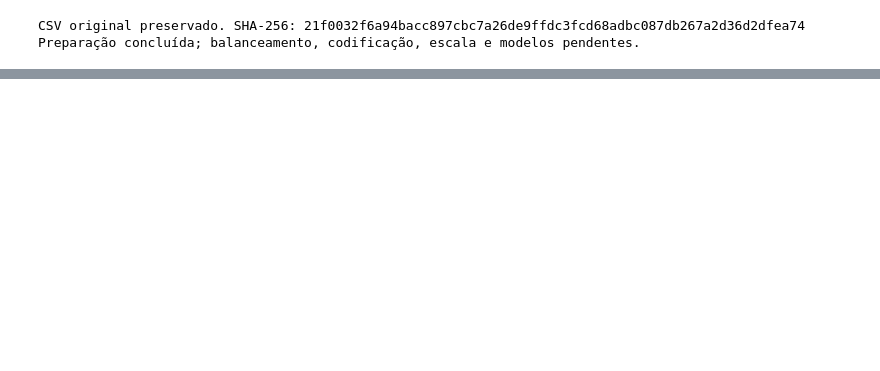
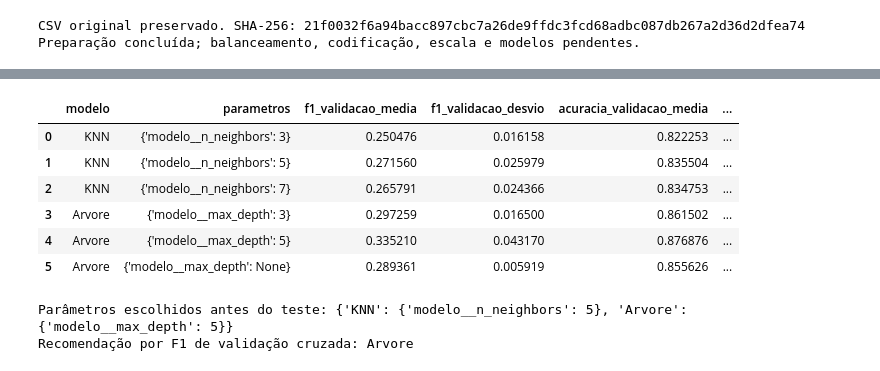
Before and after one commit to fabcosta-br/t4-manutencao-preditiva, a Jupyter notebook: projeto_final.ipynb, the cells around one changed output, grey strips where cells are left out. Cells and saved outputs as stored; diff of their text form; code cells hidden in the pictures; blank space fills up the shorter version.

```diff
--- a/projeto_final.ipynb
+++ b/projeto_final.ipynb
@@ -267,0 +405,37 @@ Preparação concluída; balanceamento, codificação, escala e modelos pendente
+# %%
+buscas = {}
+linhas_cv = []
+for nome, pipeline in pipelines.items():
+    busca = GridSearchCV(
+        pipeline, grade_parametros[nome],
+        scoring={'f1': 'f1', 'acuracia': 'accuracy'},
+        refit='f1', cv=dobras, n_jobs=1, return_train_score=True, error_score='raise')
+    busca.fit(X_treino_bruto, y_treino)
+    buscas[nome] = busca
+    for indice, parametros in enumerate(busca.cv_results_['params']):
+        linhas_cv.append({
+            'modelo': nome, 'parametros': str(parametros),
+            'f1_validacao_media': float(busca.cv_results_['mean_test_f1'][indice]),
+            'f1_validacao_desvio': float(busca.cv_results_['std_test_f1'][indice]),
+            'acuracia_validacao_media': float(busca.cv_results_['mean_test_acuracia'][indice]),
+            'acuracia_treino_cv_media': float(busca.cv_results_['mean_train_acuracia'][indice]),
+        })
+resultados_cv = pd.DataFrame(linhas_cv)
+escolhas_congeladas = {nome: copy.deepcopy(busca.best_params_) for nome, busca in buscas.items()}
+f1_cv_finais = {nome: float(busca.best_score_) for nome, busca in buscas.items()}
+recomendacao_congelada = max(f1_cv_finais, key=f1_cv_finais.get)
+modelos_finais = {nome: busca.best_estimator_ for nome, busca in buscas.items()}
+registro_escolhas = json.dumps(escolhas_congeladas, sort_keys=True)
+display(resultados_cv)
+print('Parâmetros escolhidos antes do teste:', escolhas_congeladas)
+print('Recomendação por F1 de validação cruzada:', recomendacao_congelada)
+# %% [output]
+|  | modelo | parametros | f1_validacao_media | f1_validacao_desvio | acuracia_validacao_media | ... |
+| 0 | KNN | {'modelo__n_neighbors': 3} | 0.250476 | 0.016158 | 0.822253 | ... |
+| 1 | KNN | {'modelo__n_neighbors': 5} | 0.271560 | 0.025979 | 0.835504 | ... |
+| 2 | KNN | {'modelo__n_neighbors': 7} | 0.265791 | 0.024366 | 0.834753 | ... |
+| 3 | Arvore | {'modelo__max_depth': 3} | 0.297259 | 0.016500 | 0.861502 | ... |
+| 4 | Arvore | {'modelo__max_depth': 5} | 0.335210 | 0.043170 | 0.876876 | ... |
+| 5 | Arvore | {'modelo__max_depth': None} | 0.289361 | 0.005919 | 0.855626 | ... |
+Parâmetros escolhidos antes do teste: {'KNN': {'modelo__n_neighbors': 5}, 'Arvore': {'modelo__max_depth': 5}}
+Recomendação por F1 de validação cruzada: Arvore
```
Also changed, not shown: parts of 18 cells of this notebook, 3 other files.
